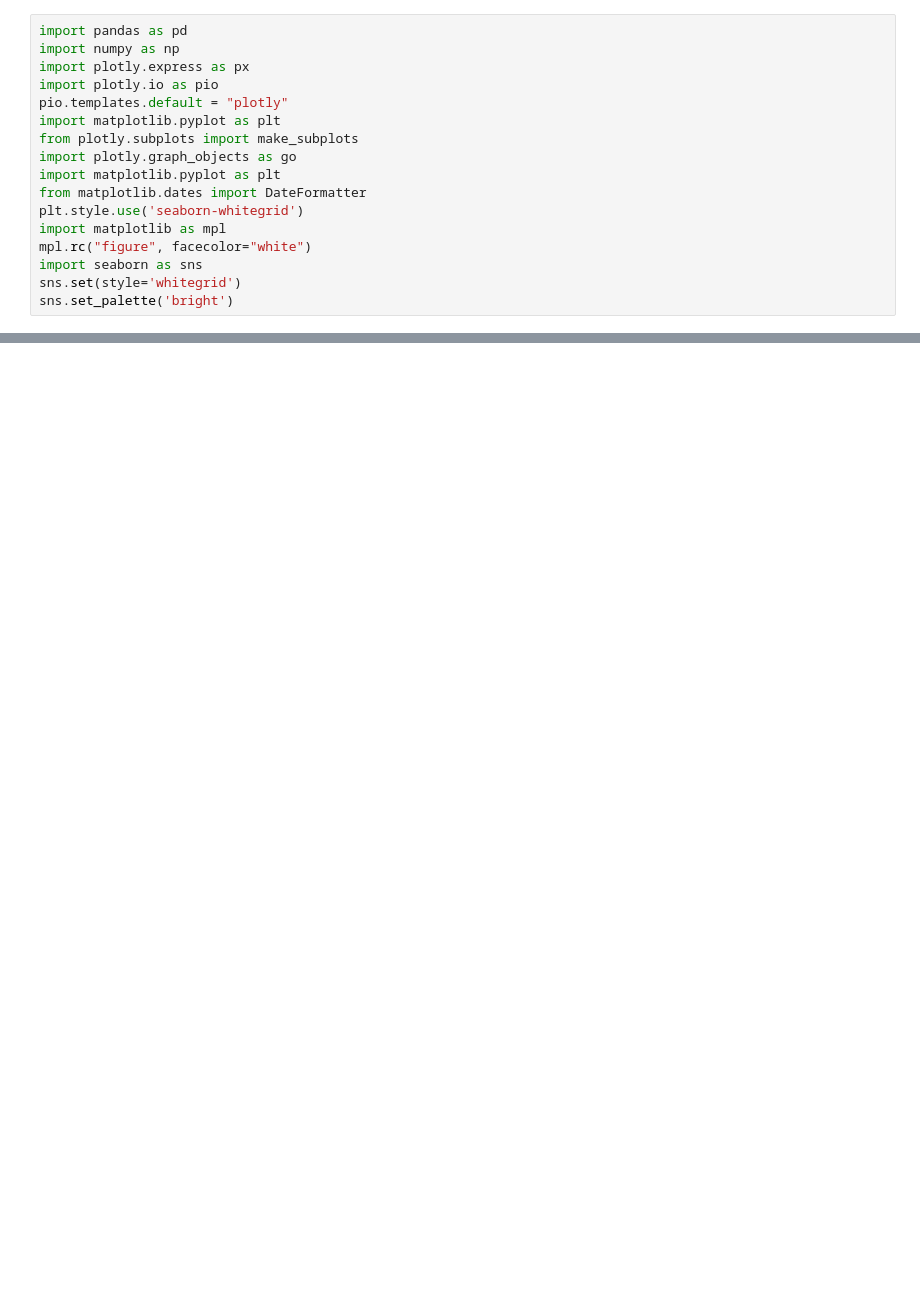
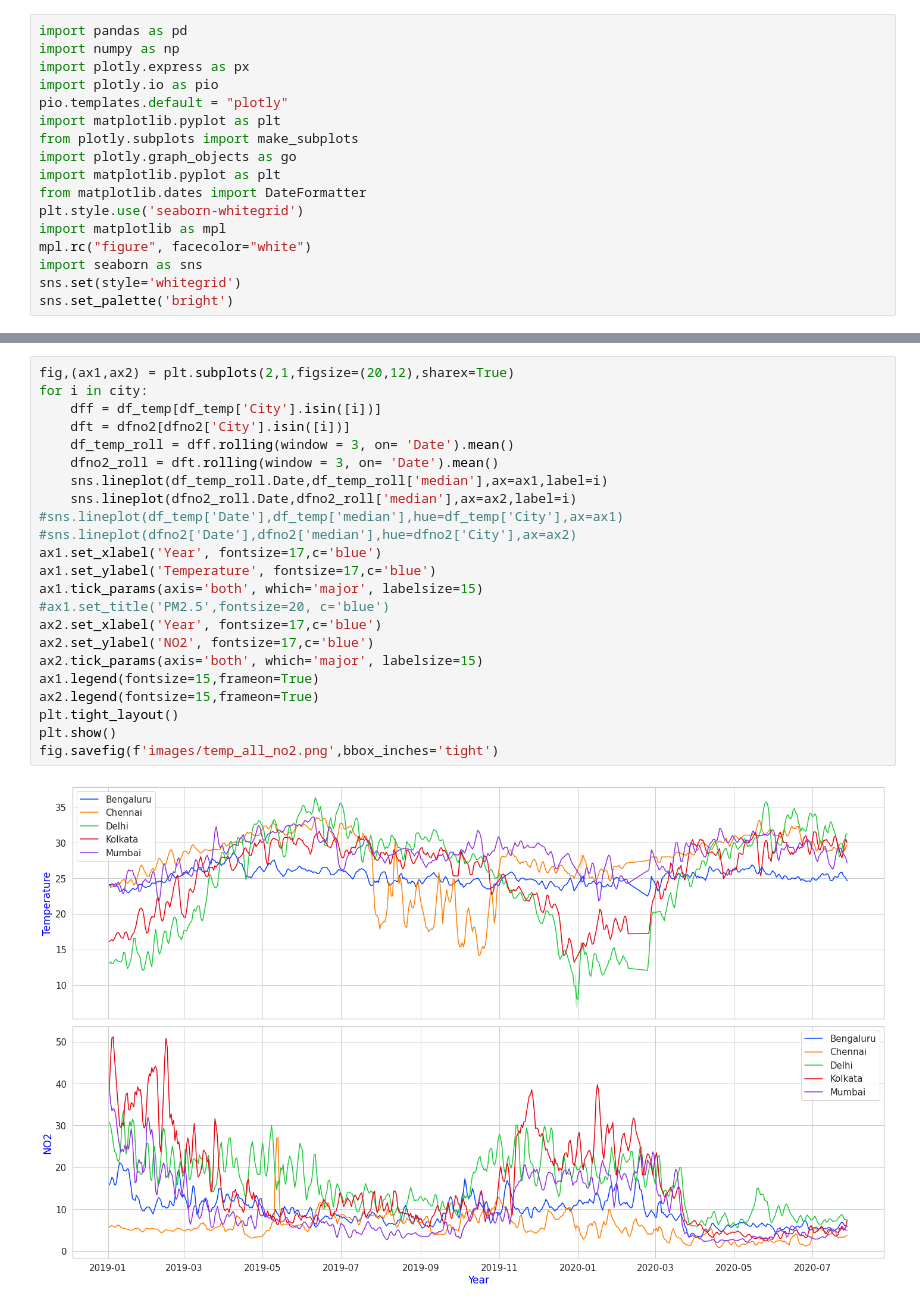
Before and after one commit to algoasylum/ExploringTheUnseen, a Jupyter notebook: code/TemperaturePlots.ipynb, the cells around one changed output, grey strips where cells are left out. Drawn from its saved outputs; the diff is of its cells as text; blank space fills up the shorter version.

```diff
--- a/code/TemperaturePlots.ipynb
+++ b/code/TemperaturePlots.ipynb
@@ -79,0 +134,25 @@ fig.write_image(f'images/pm2.5_humidity.png')
+# %%
+fig,(ax1,ax2) = plt.subplots(2,1,figsize=(20,12),sharex=True)
+for i in city:
+    dff = df_temp[df_temp['City'].isin([i])]
+    dft = dfno2[dfno2['City'].isin([i])]
+    df_temp_roll = dff.rolling(window = 3, on= 'Date').mean()
+    dfno2_roll = dft.rolling(window = 3, on= 'Date').mean()
+    sns.lineplot(df_temp_roll.Date,df_temp_roll['median'],ax=ax1,label=i)
+    sns.lineplot(dfno2_roll.Date,dfno2_roll['median'],ax=ax2,label=i)
+#sns.lineplot(df_temp['Date'],df_temp['median'],hue=df_temp['City'],ax=ax1)
+#sns.lineplot(dfno2['Date'],dfno2['median'],hue=dfno2['City'],ax=ax2)
+ax1.set_xlabel('Year', fontsize=17,c='blue')
+ax1.set_ylabel('Temperature', fontsize=17,c='blue')
+ax1.tick_params(axis='both', which='major', labelsize=15)
+#ax1.set_title('PM2.5',fontsize=20, c='blue')
+ax2.set_xlabel('Year', fontsize=17,c='blue')
+ax2.set_ylabel('NO2', fontsize=17,c='blue')
+ax2.tick_params(axis='both', which='major', labelsize=15)
+ax1.legend(fontsize=15,frameon=True)
+ax2.legend(fontsize=15,frameon=True)
+plt.tight_layout()
+plt.show()
+fig.savefig(f'images/temp_all_no2.png',bbox_inches='tight')
+# %% [output]
+[figure, added]
```
Also changed, not shown: parts of 24 cells of this notebook, 10 other files.
